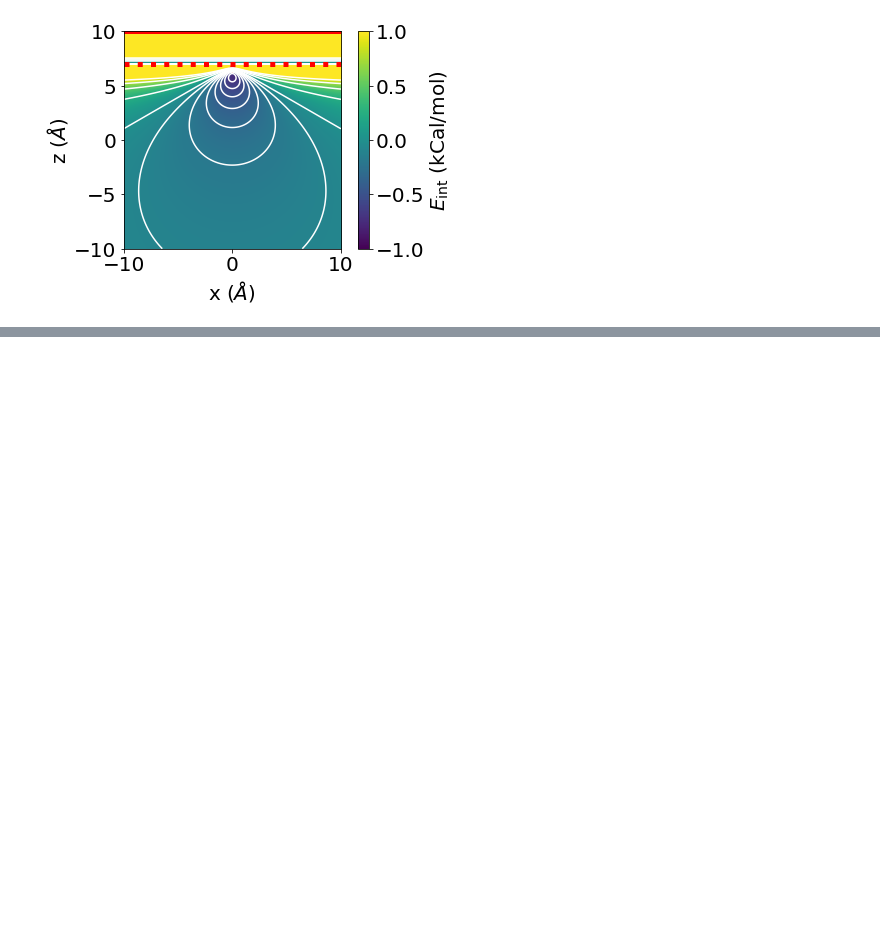
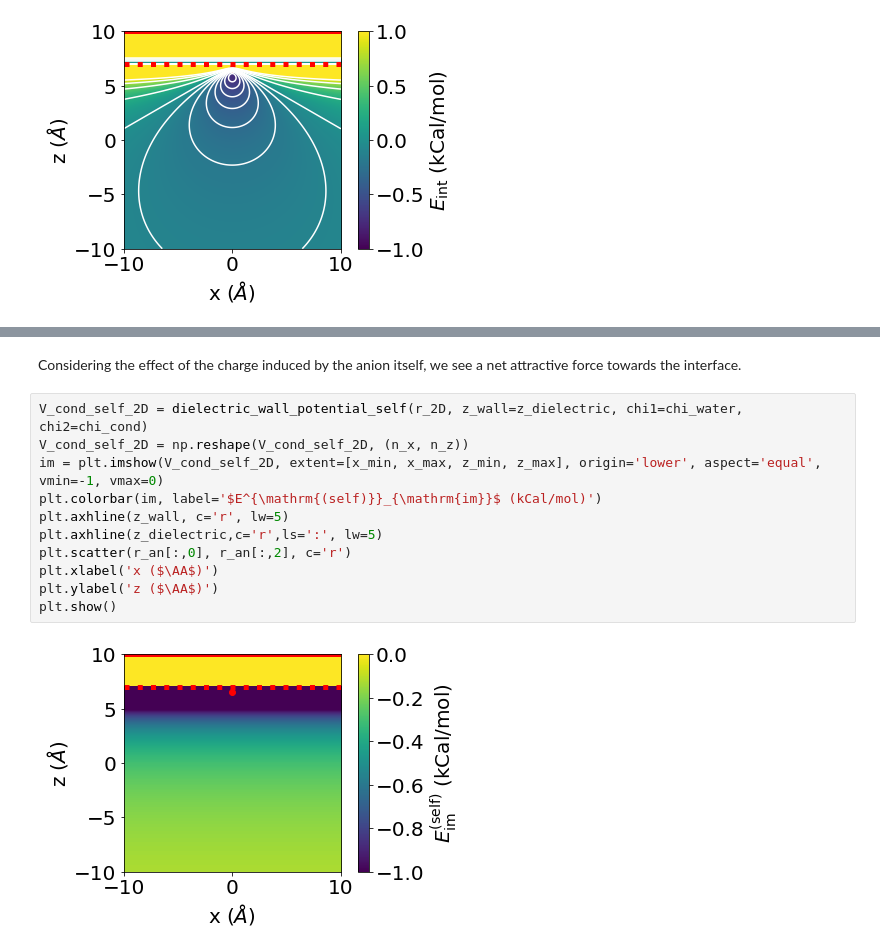
Before and after one commit to adodin/Ion-Pairing, a Jupyter notebook: Analytical/Analytical_Potentials.ipynb, the cells around one changed output, grey strips where cells are left out. Drawn from its saved outputs; the diff is of its cells as text; blank space fills up the shorter version.

```diff
--- a/Analytical/Analytical_Potentials.ipynb
+++ b/Analytical/Analytical_Potentials.ipynb
@@ -265,0 +291,15 @@ plt.show()
+# %% [markdown]
+Considering the effect of the charge induced by the anion itself, we see a net attractive force towards the interface.
+# %%
+V_cond_self_2D = dielectric_wall_potential_self(r_2D, z_wall=z_dielectric, chi1=chi_water, chi2=chi_cond)
+V_cond_self_2D = np.reshape(V_cond_self_2D, (n_x, n_z))
+im = plt.imshow(V_cond_self_2D, extent=[x_min, x_max, z_min, z_max], origin='lower', aspect='equal', vmin=-1, vmax=0)
+plt.colorbar(im, label='$E^{\mathrm{(self)}}_{\mathrm{im}}$ (kCal/mol)')
+plt.axhline(z_wall, c='r', lw=5)
+plt.axhline(z_dielectric,c='r',ls=':', lw=5)
+plt.scatter(r_an[:,0], r_an[:,2], c='r')
+plt.xlabel('x ($\AA$)')
+plt.ylabel('z ($\AA$)')
+plt.show()
+# %% [output]
+[figure, added]
```
Also changed, not shown: parts of 21 cells of this notebook.
